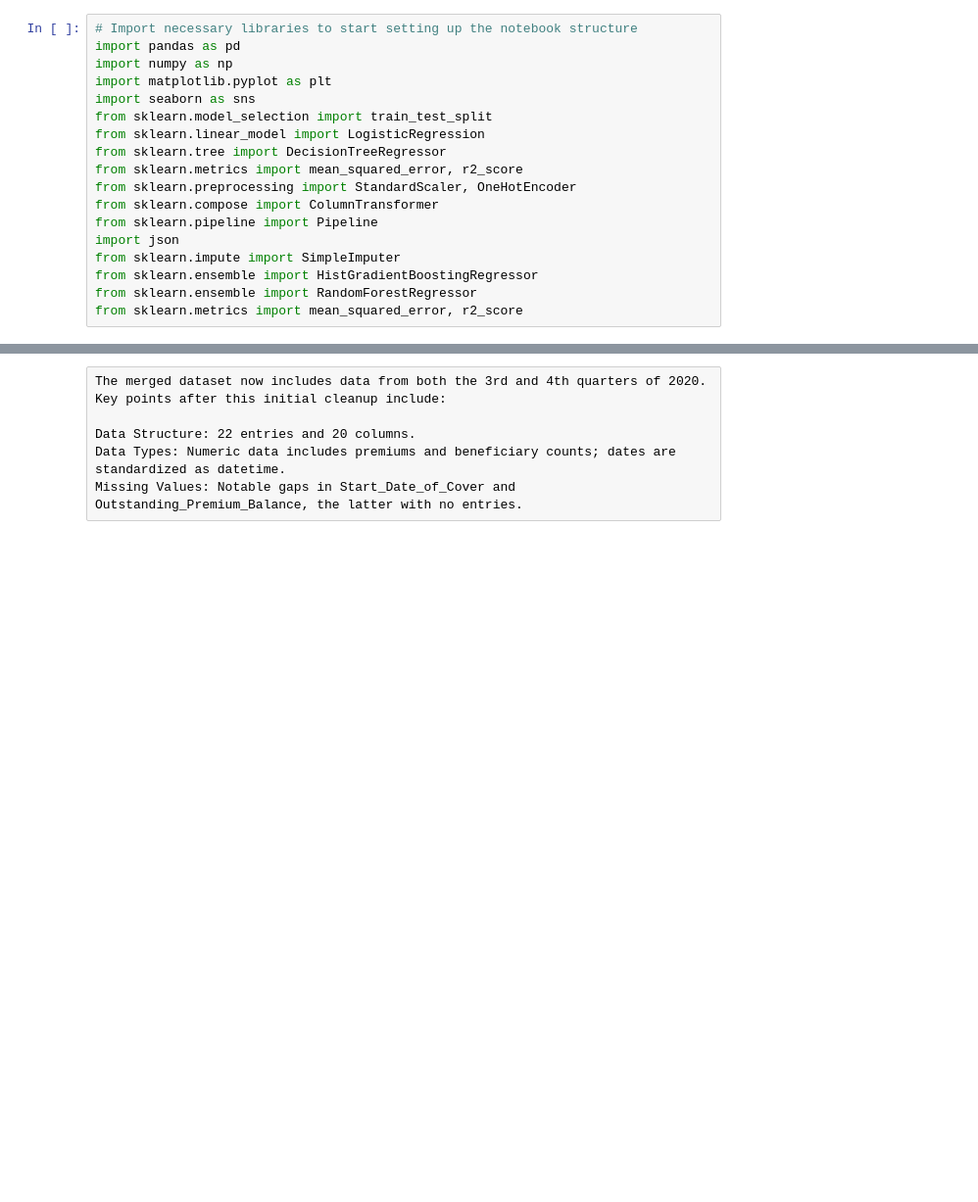
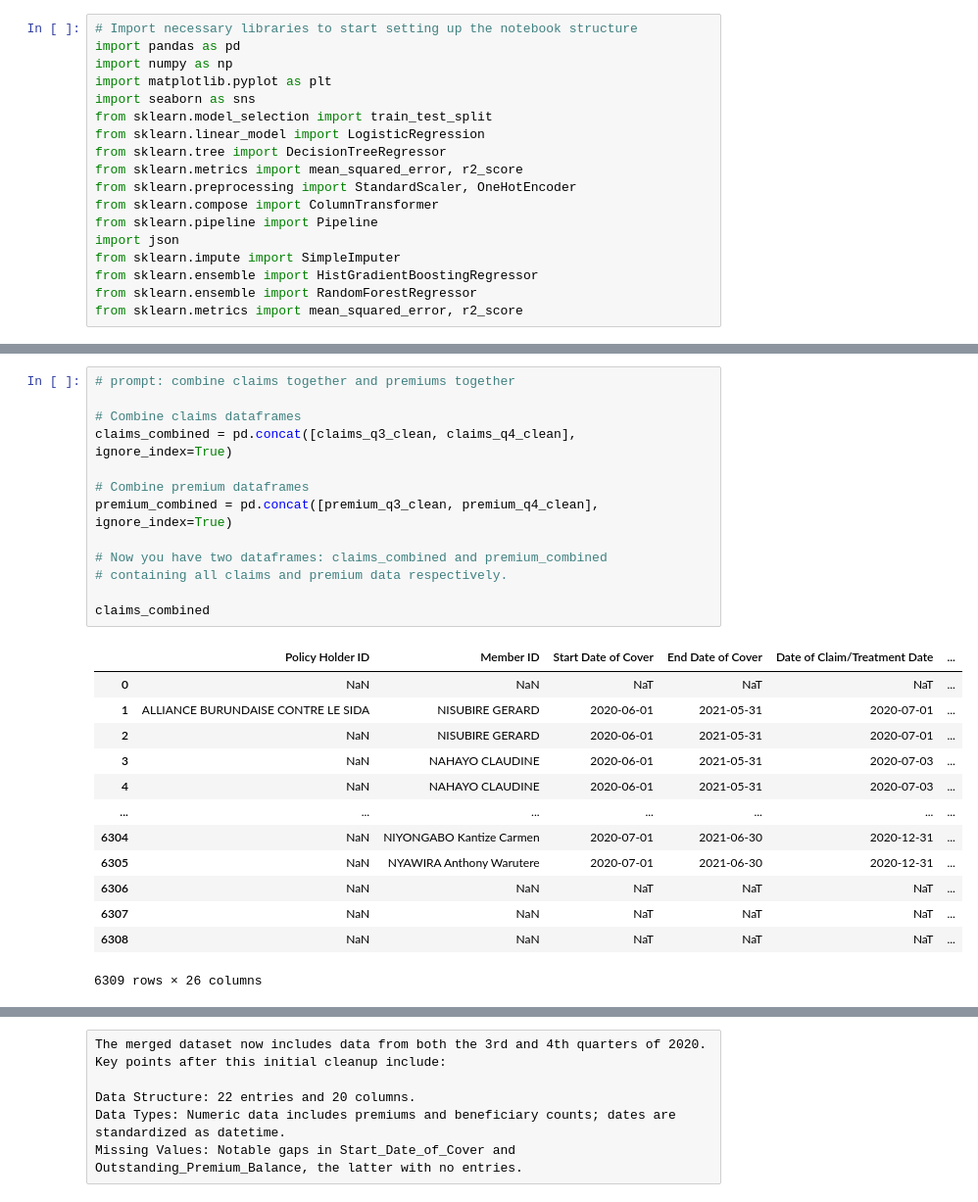
Before and after one commit to Kanyi254/Insurance-quotation, a Jupyter notebook: Project Phase 5/Automating Professional Indemnity Insurance Quotation with AI.ipynb, the cells around one changed output, grey strips where cells are left out. Shown at 98% size. Drawn from its saved outputs; the diff is of its cells as text; blank space fills up the shorter version.

```diff
--- a/Project Phase 5/Automating Professional Indemnity Insurance Quotation with AI.ipynb
+++ b/Project Phase 5/Automating Professional Indemnity Insurance Quotation with AI.ipynb
@@ -106,0 +152,27 @@ data_4th_qtr.head(), data_3rd_qtr.head()
+# %%
+# prompt: combine claims together and premiums together
+
+# Combine claims dataframes
+claims_combined = pd.concat([claims_q3_clean, claims_q4_clean], ignore_index=True)
+
+# Combine premium dataframes
+premium_combined = pd.concat([premium_q3_clean, premium_q4_clean], ignore_index=True)
+
+# Now you have two dataframes: claims_combined and premium_combined
+# containing all claims and premium data respectively.
+
+claims_combined
+# %% [output]
+|  | Policy Holder ID | Member ID | Start Date of Cover | End Date of Cover | Date of Claim/Treatment Date | ... |
+| 0 | NaN | NaN | NaT | NaT | NaT | ... |
+| 1 | ALLIANCE BURUNDAISE CONTRE LE SIDA | NISUBIRE GERARD | 2020-06-01 | 2021-05-31 | 2020-07-01 | ... |
+| 2 | NaN | NISUBIRE GERARD | 2020-06-01 | 2021-05-31 | 2020-07-01 | ... |
+| 3 | NaN | NAHAYO CLAUDINE | 2020-06-01 | 2021-05-31 | 2020-07-03 | ... |
+| 4 | NaN | NAHAYO CLAUDINE | 2020-06-01 | 2021-05-31 | 2020-07-03 | ... |
+| ... | ... | ... | ... | ... | ... | ... |
+| 6304 | NaN | NIYONGABO Kantize Carmen | 2020-07-01 | 2021-06-30 | 2020-12-31 | ... |
+| 6305 | NaN | NYAWIRA Anthony Warutere | 2020-07-01 | 2021-06-30 | 2020-12-31 | ... |
+| 6306 | NaN | NaN | NaT | NaT | NaT | ... |
+| 6307 | NaN | NaN | NaT | NaT | NaT | ... |
+| 6308 | NaN | NaN | NaT | NaT | NaT | ... |
+6309 rows × 26 columns
```
Also changed, not shown: parts of 32 cells of this notebook.
